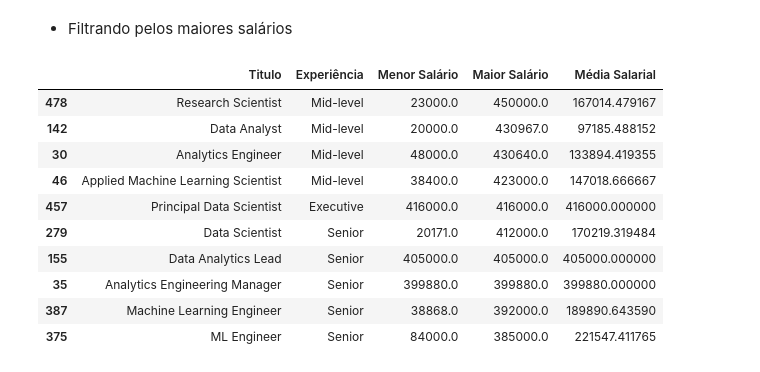
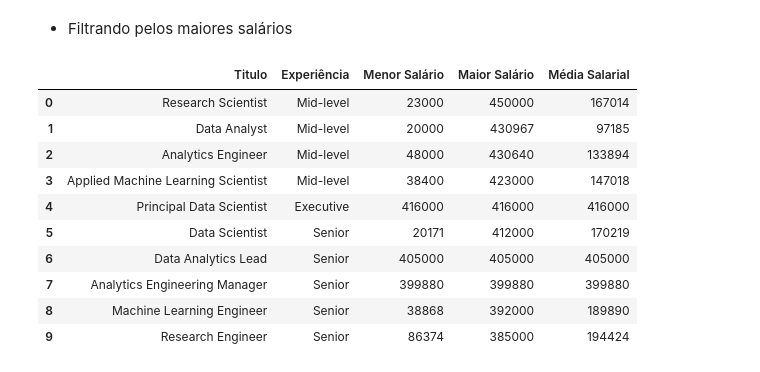
Before and after one commit to ryanrodr/eda-jobs-in-data, a Jupyter notebook: notebooks/analise_exploratoria.ipynb, the cells around one changed output. Saved outputs shown, nothing was run; the diff lists cells and outputs as text; code cells hidden in the pictures.

```diff
--- a/notebooks/analise_exploratoria.ipynb
+++ b/notebooks/analise_exploratoria.ipynb
@@ -327,16 +331,18 @@ tabela_salario_exp = tabela_salario_exp.sort_values(by='Maior Salário', ascendi
 # %% [markdown]
 - Filtrando pelos maiores salários
-# %%
-tabela_salario_exp.head(10)
-# %% [output]
-|  | Titulo | Experiência | Menor Salário | Maior Salário | Média Salarial |
-| 478 | Research Scientist | Mid-level | 23000.0 | 450000.0 | 167014.479167 |
-| 142 | Data Analyst | Mid-level | 20000.0 | 430967.0 | 97185.488152 |
-| 30 | Analytics Engineer | Mid-level | 48000.0 | 430640.0 | 133894.419355 |
-| 46 | Applied Machine Learning Scientist | Mid-level | 38400.0 | 423000.0 | 147018.666667 |
-| 457 | Principal Data Scientist | Executive | 416000.0 | 416000.0 | 416000.000000 |
-| 279 | Data Scientist | Senior | 20171.0 | 412000.0 | 170219.319484 |
-| 155 | Data Analytics Lead | Senior | 405000.0 | 405000.0 | 405000.000000 |
-| 35 | Analytics Engineering Manager | Senior | 399880.0 | 399880.0 | 399880.000000 |
-| 387 | Machine Learning Engineer | Senior | 38868.0 | 392000.0 | 189890.643590 |
-| 375 | ML Engineer | Senior | 84000.0 | 385000.0 | 221547.411765 |
+# %%
+tabela_salario.reset_index(drop=True, inplace=True)
+top10 = tabela_salario.head(10)
+top10
+# %% [output]
+|  | Titulo | Experiência | Menor Salário | Maior Salário | Média Salarial |
+| 0 | Research Scientist | Mid-level | 23000 | 450000 | 167014 |
+| 1 | Data Analyst | Mid-level | 20000 | 430967 | 97185 |
+| 2 | Analytics Engineer | Mid-level | 48000 | 430640 | 133894 |
+| 3 | Applied Machine Learning Scientist | Mid-level | 38400 | 423000 | 147018 |
+| 4 | Principal Data Scientist | Executive | 416000 | 416000 | 416000 |
+| 5 | Data Scientist | Senior | 20171 | 412000 | 170219 |
+| 6 | Data Analytics Lead | Senior | 405000 | 405000 | 405000 |
+| 7 | Analytics Engineering Manager | Senior | 399880 | 399880 | 399880 |
+| 8 | Machine Learning Engineer | Senior | 38868 | 392000 | 189890 |
+| 9 | Research Engineer | Senior | 86374 | 385000 | 194424 |
```
Also changed, not shown: parts of 8 cells of this notebook.
